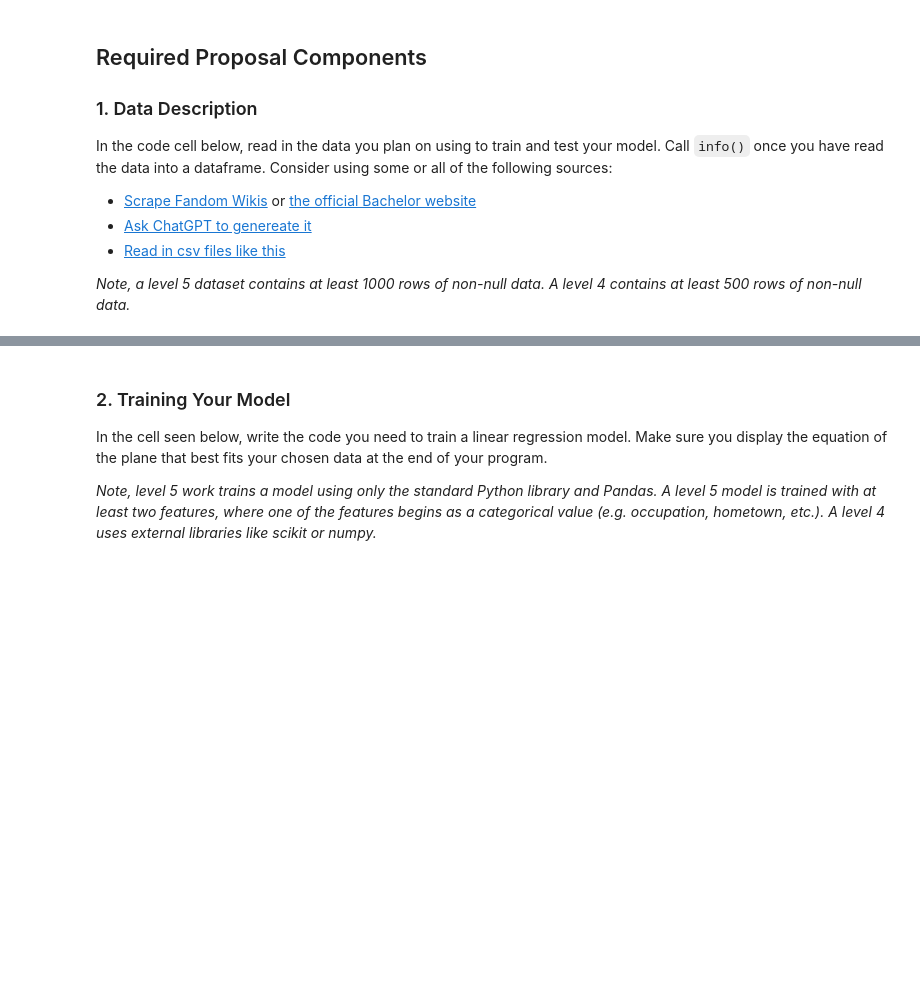
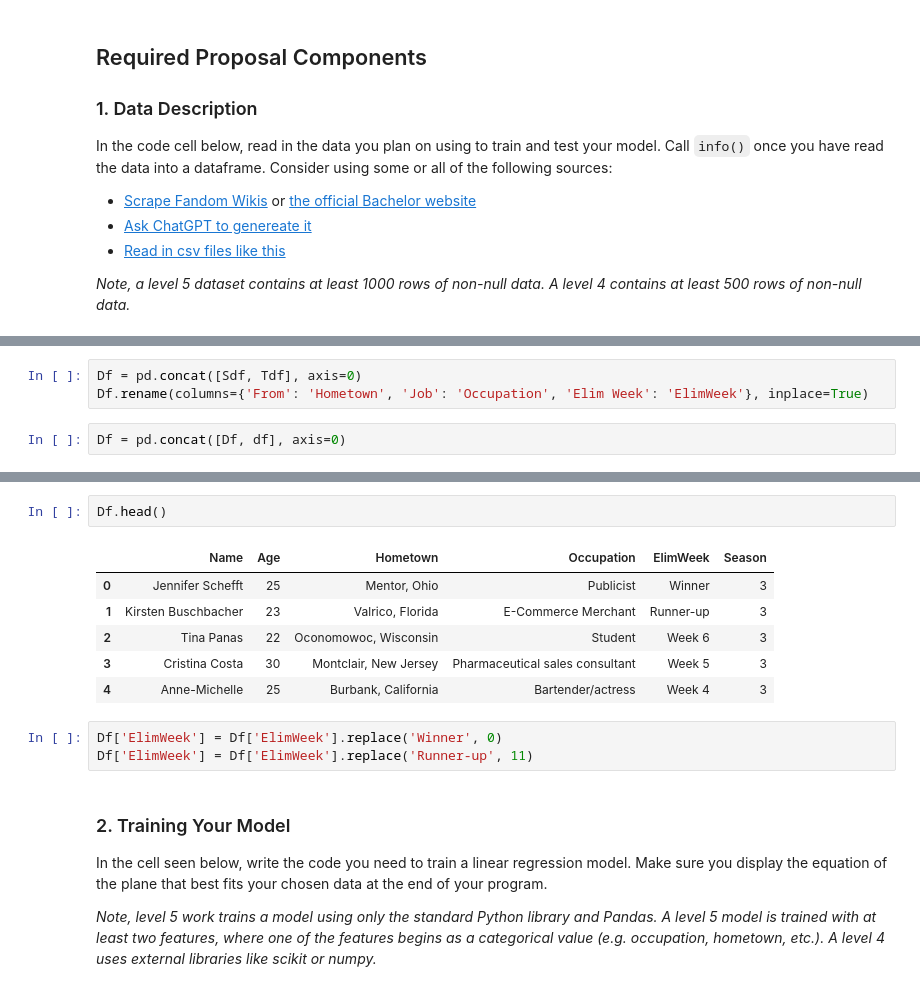
Before and after one commit to CrunchySweet/ML, a Jupyter notebook: Projects/Bachlor/BettingBachlor.ipynb, the cells around one changed output, grey strips where cells are left out. Cells and saved outputs as stored; diff of their text form; blank space fills up the shorter version.

```diff
--- a/Projects/Bachlor/BettingBachlor.ipynb
+++ b/Projects/Bachlor/BettingBachlor.ipynb
@@ -187,0 +345,5 @@ Tdf.head()
+# %%
+Df = pd.concat([Sdf, Tdf], axis=0)
+Df.rename(columns={'From': 'Hometown', 'Job': 'Occupation', 'Elim Week': 'ElimWeek'}, inplace=True)
+# %%
+Df = pd.concat([Df, df], axis=0)
@@ -188,3 +366,15 @@ Tdf.head()
+# %%
+Df.head()
+# %% [output]
+|  | Name | Age | Hometown | Occupation | ElimWeek | Season |
+| 0 | Jennifer Schefft | 25 | Mentor, Ohio | Publicist | Winner | 3 |
+| 1 | Kirsten Buschbacher | 23 | Valrico, Florida | E-Commerce Merchant | Runner-up | 3 |
+| 2 | Tina Panas | 22 | Oconomowoc, Wisconsin | Student | Week 6 | 3 |
+| 3 | Cristina Costa | 30 | Montclair, New Jersey | Pharmaceutical sales consultant | Week 5 | 3 |
+| 4 | Anne-Michelle | 25 | Burbank, California | Bartender/actress | Week 4 | 3 |
+# %%
+Df['ElimWeek'] = Df['ElimWeek'].replace('Winner', 0)
+Df['ElimWeek'] = Df['ElimWeek'].replace('Runner-up', 11)
 # %% [markdown]
 ### 2. Training Your Model
 In the cell seen below, write the code you need to train a linear regression model. Make sure you display the equation of the plane that best fits your chosen data at the end of your program.
```
Also changed, not shown: parts of 42 cells of this notebook, 7 other files.
